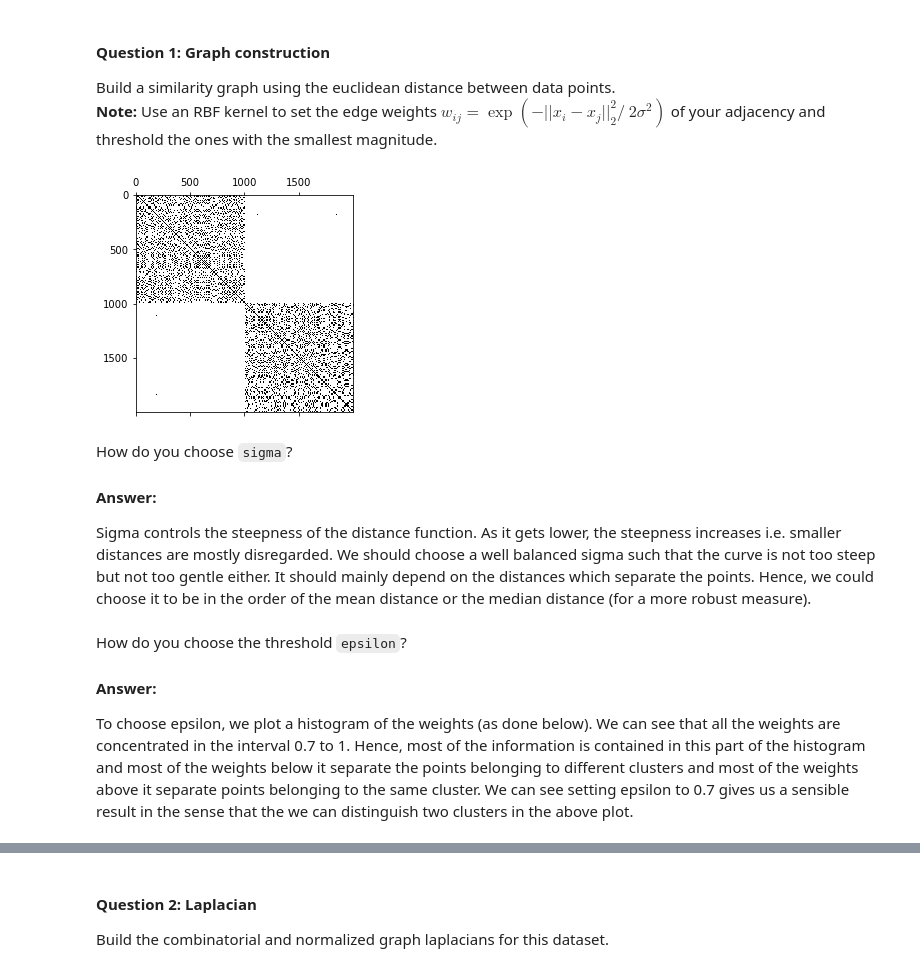
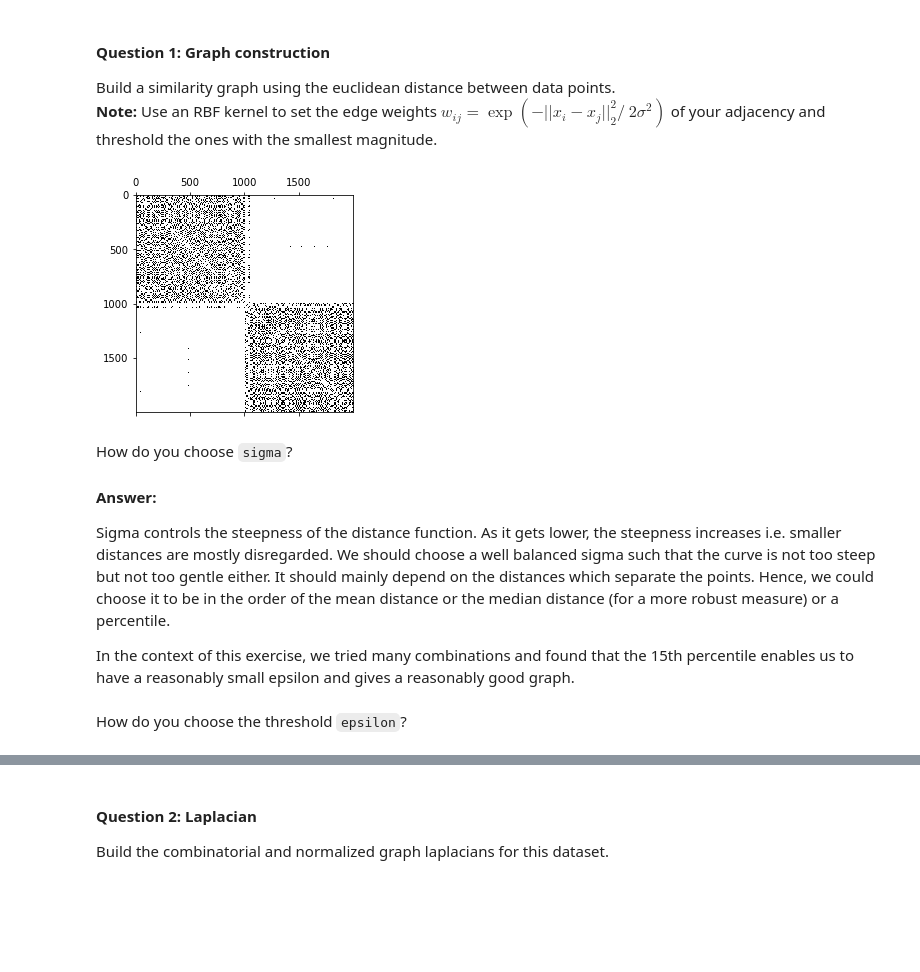
Before and after one commit to aaag97/ntds-projects, a Jupyter notebook: Assignment 2/2_learning_with_graphs-andre-FB.ipynb, the cells around one changed output, grey strips where cells are left out. Cells and saved outputs as stored; diff of their text form; code cells hidden in the pictures; blank space fills up the shorter version.

```diff
--- a/Assignment 2/2_learning_with_graphs-andre-FB.ipynb
+++ b/Assignment 2/2_learning_with_graphs-andre-FB.ipynb
@@ -72,25 +72,22 @@ def epsilon_similarity_graph(X: np.ndarray, sigma=1, epsilon=0):
     adjacency = squareform(pdist(X))
     adjacency = np.exp((- adjacency**2)/(2 * sigma**2))
     adjacency[adjacency < epsilon] = 0
-    #pq mettre la diag à 0 ?
-    #np.fill_diagonal(adjacency,0)
+    #according to the formula on slide 11 in the spectral clustering lecture, we set the diagonal to 0
+    np.fill_diagonal(adjacency,0)
     return adjacency
 # %%
-#epsilon entre 0 et 1, donc choix de sigma tel que l'on observe les deux cats
-adjacency = epsilon_similarity_graph(X, sigma= np.percentile(pdist(X),10), epsilon=0.5)
+adjacency = epsilon_similarity_graph(X, sigma= np.percentile(pdist(X),15), epsilon=0.6)
 plt.spy(adjacency)
 plt.show()
 # %% [output]
-[figure, old version]
+[figure, new version]
 # %% [markdown]
 How do you choose `sigma`?
 # %% [markdown]
 **Answer:**
 
-Sigma controls the steepness of the distance function. As it gets lower, the steepness increases i.e. smaller distances are mostly disregarded. We should choose a well balanced sigma such that the curve is not too steep but not too gentle either. It should mainly depend on the distances which separate the points. Hence, we could choose it to be in the order of the mean distance or the median distance (for a more robust measure).
+Sigma controls the steepness of the distance function. As it gets lower, the steepness increases i.e. smaller distances are mostly disregarded. We should choose a well balanced sigma such that the curve is not too steep but not too gentle either. It should mainly depend on the distances which separate the points. Hence, we could choose it to be in the order of the mean distance or the median distance (for a more robust measure) or a percentile.
+
+In the context of this exercise, we tried many combinations and found that the 15th percentile enables us to have a reasonably small epsilon and gives a reasonably good graph.
 # %% [markdown]
 How do you choose the threshold `epsilon`?
-# %% [markdown]
-**Answer:**
-
-To choose epsilon, we plot a histogram of the weights (as done below). We can see that all the weights are concentrated in the interval 0.7 to 1. Hence, most of the information is contained in this part of the histogram and most of the weights below it separate the points belonging to different clusters and most of the weights above it separate points belonging to the same cluster. We can see setting epsilon to 0.7 gives us a sensible result in the sense that the we can distinguish two clusters in the above plot.
```
Also changed, not shown: parts of 28 cells of this notebook.
